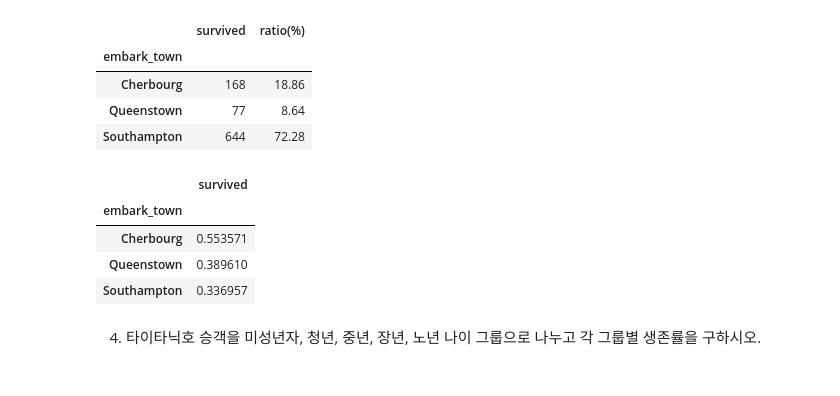
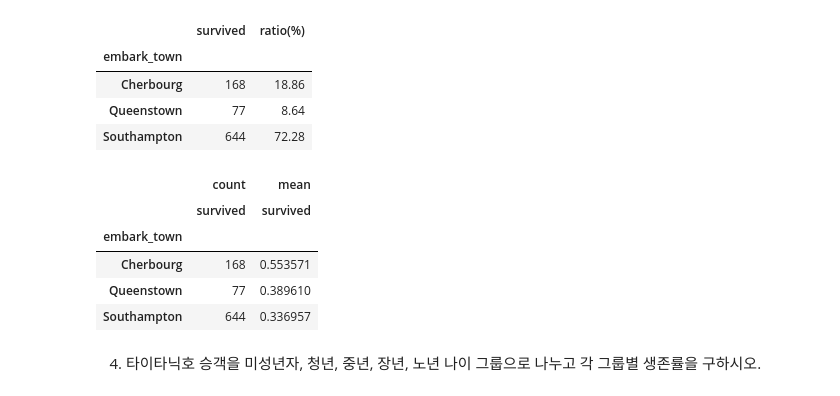
Before and after one commit to beegramin9/DataScience, a Jupyter notebook: 03_pandas/11_1111.ipynb, the cells around one changed output. Cells and saved outputs as stored; diff of their text form; code cells hidden in the pictures.

```diff
--- a/03_pandas/11_1111.ipynb
+++ b/03_pandas/11_1111.ipynb
@@ -260,13 +285,14 @@ embark_town
 | Queenstown | 77 | 8.64 |
 | Southampton | 644 | 72.28 |
 # %%
-titanic.pivot_table('survived', 'embark_town', None, aggfunc="mean")
+titanic.pivot_table('survived', 'embark_town', None, aggfunc=['count','mean'])
 # %% [output]
-|  | survived |
-| embark_town |  |
-| Cherbourg | 0.553571 |
-| Queenstown | 0.389610 |
-| Southampton | 0.336957 |
+|  | count | mean |
+|  | survived | survived |
+| embark_town |  |  |
+| Cherbourg | 168 | 0.553571 |
+| Queenstown | 77 | 0.389610 |
+| Southampton | 644 | 0.336957 |
 # %% [markdown]
 4. 타이타닉호 승객을 미성년자, 청년, 중년, 장년, 노년 나이 그룹으로 나누고 각 그룹별 생존률을 구하시오.
 # %%
```
Also changed, not shown: parts of 16 cells of this notebook, 1 other file.
